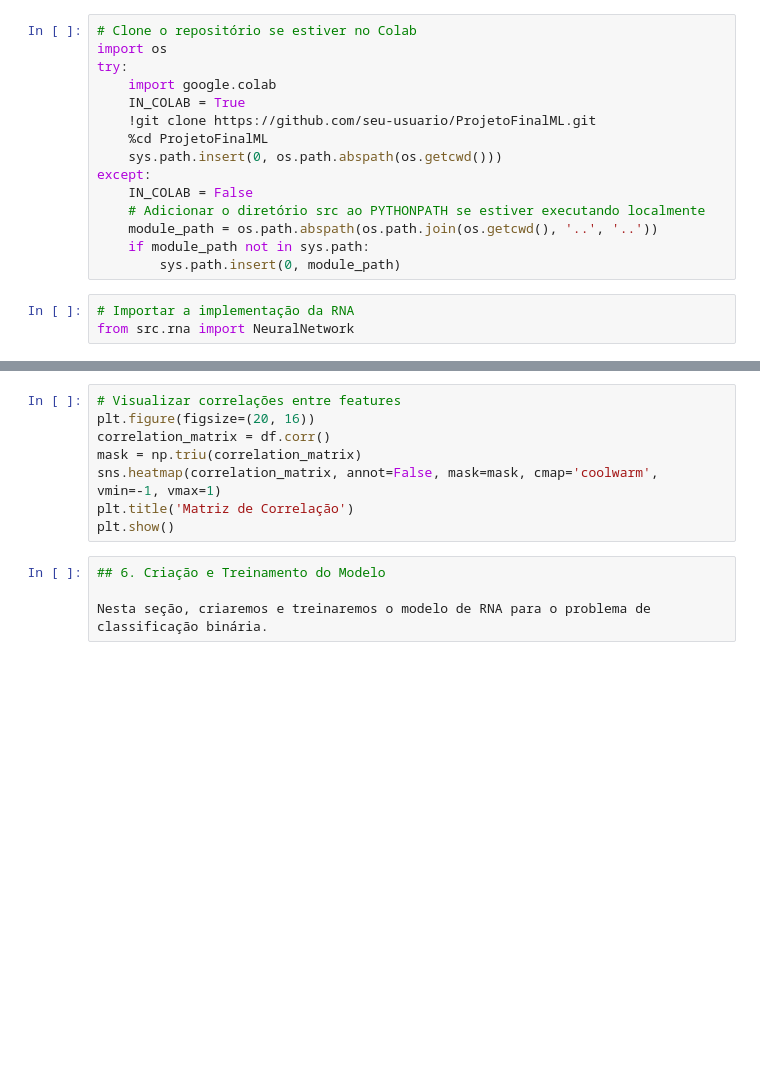
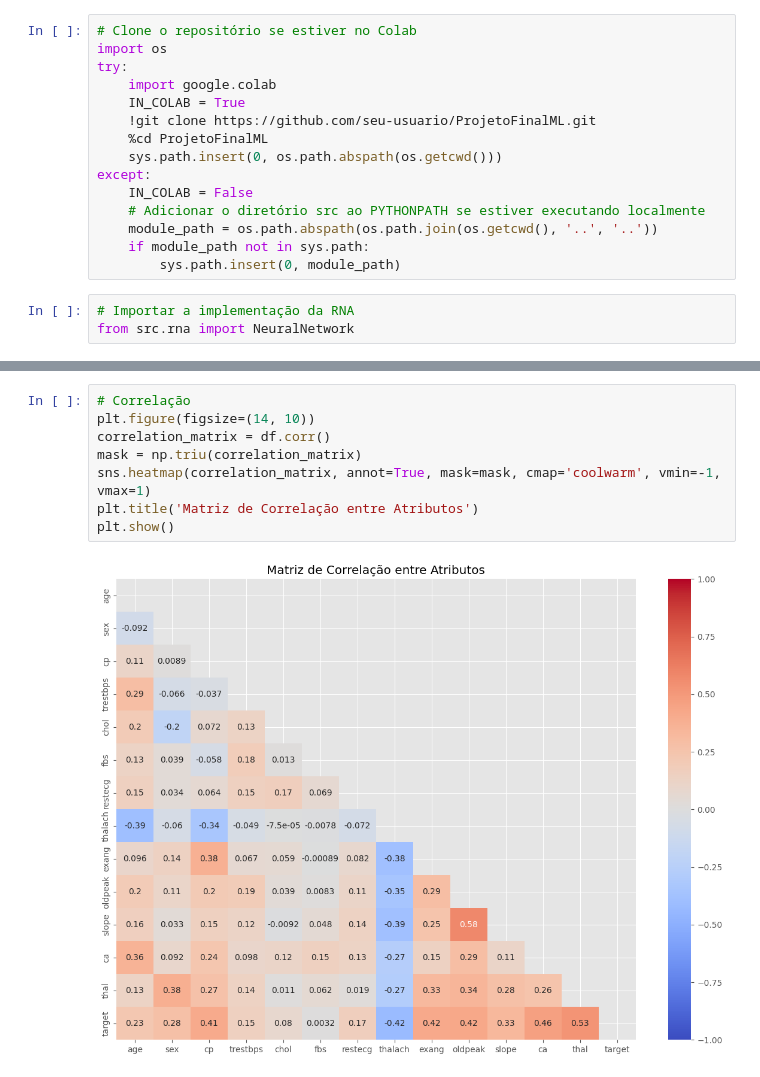
Before and after one commit to pedromandelli/RNA-Implementation, a Jupyter notebook: notebooks/classificacao_binaria/classificacao_binaria_exemplo.ipynb, the cells around one changed output, grey strips where cells are left out. Cells and saved outputs as stored; diff of their text form; blank space fills up the shorter version.

```diff
--- a/notebooks/classificacao_binaria/classificacao_binaria_exemplo.ipynb
+++ b/notebooks/classificacao_binaria/classificacao_binaria_exemplo.ipynb
@@ -120,12 +188,10 @@ plt.show()
 # %%
-# Visualizar correlações entre features
-plt.figure(figsize=(20, 16))
+# Correlação
+plt.figure(figsize=(14, 10))
 correlation_matrix = df.corr()
 mask = np.triu(correlation_matrix)
-sns.heatmap(correlation_matrix, annot=False, mask=mask, cmap='coolwarm', vmin=-1, vmax=1)
-plt.title('Matriz de Correlação')
+sns.heatmap(correlation_matrix, annot=True, mask=mask, cmap='coolwarm', vmin=-1, vmax=1)
+plt.title('Matriz de Correlação entre Atributos')
 plt.show()
+# %% [output]
+[figure, added]
-# %%
-## 6. Criação e Treinamento do Modelo
-
-Nesta seção, criaremos e treinaremos o modelo de RNA para o problema de classificação binária.
```
Also changed, not shown: parts of 31 cells of this notebook, 1 other file.
